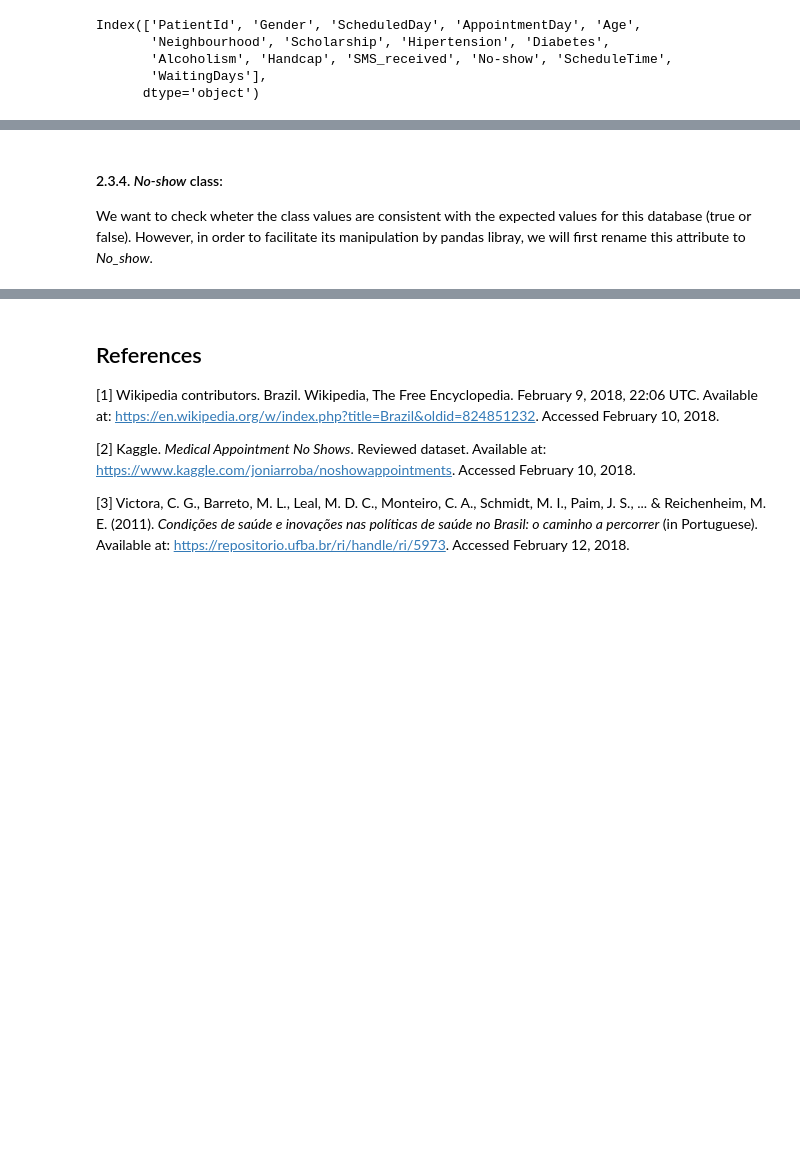
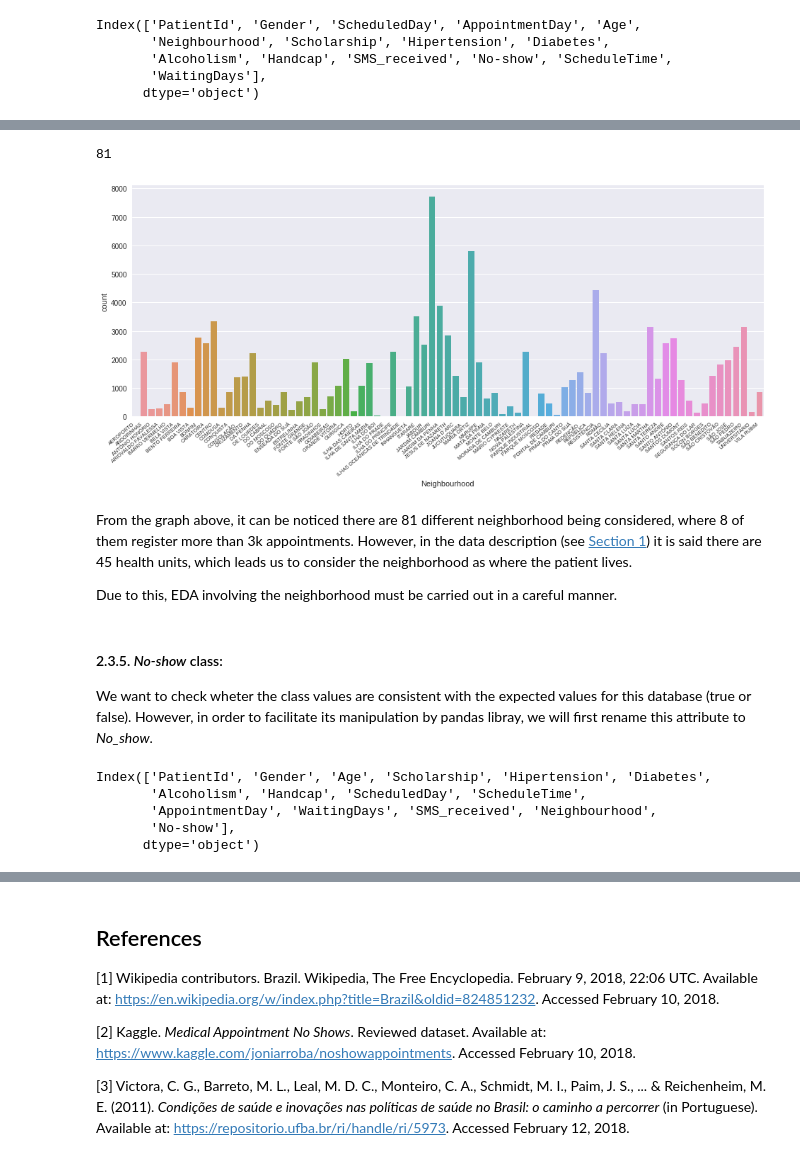
Before and after one commit to tbnsilveira/DAND-IntroDataAnalysis, a Jupyter notebook: tbnsilveira_Project01_InvestigateDataset.ipynb, the cells around one changed output, grey strips where cells are left out. Drawn from its saved outputs; the diff is of its cells as text; code cells hidden in the pictures; blank space fills up the shorter version.

```diff
--- a/tbnsilveira_Project01_InvestigateDataset.ipynb
+++ b/tbnsilveira_Project01_InvestigateDataset.ipynb
@@ -321,6 +348,6 @@ Index(['PatientId', 'Gender', 'ScheduledDay', 'AppointmentDay', 'Age',
        'WaitingDays'],
       dtype='object')
 # %%
-dataset.reindex(columns=['PatientId', 'Gender', 'Age', 'Scholarship', 'Hipertension', 'Diabetes',
+dataset = dataset.reindex(columns=['PatientId', 'Gender', 'Age', 'Scholarship', 'Hipertension', 'Diabetes',
        'Alcoholism', 'Handcap', 'ScheduledDay', 'ScheduleTime', 'AppointmentDay', 'WaitingDays', 'SMS_received',
        'Neighbourhood', 'No-show'])
@@ -348,0 +364,5 @@ dataset.reindex(columns=['PatientId', 'Gender', 'Age', 'Scholarship', 'Hipertens
+# %%
+## Checking the unique neighborhood names:
+neighborhood = dataset.Neighbourhood.unique()
+neighborhood.sort()  #Sorting the names in alphabetical order
+neighborhood  #Showing the results
@@ -349,4 +390,30 @@ dataset.reindex(columns=['PatientId', 'Gender', 'Age', 'Scholarship', 'Hipertens
+# %%
+## Counting neighborhood:
+len(neighborhood)
+# %% [output]
+81
+# %%
+## Plotting an histogram with the neighborhoods sorted alphabetically.
+plt.figure(figsize=(16,6))
+ax = sns.countplot(x='Neighbourhood', data=dataset, order=neighborhood)
+ax.set_xticklabels(ax.get_xticklabels(), rotation=40, ha="right", fontsize=7)
+plt.show()
+# %% [output]
+[figure, added]
+# %% [markdown]
+From the graph above, it can be noticed there are 81 different neighborhood being considered, where 8 of them register more than 3k appointments. However, in the data description (see <a href="#intro">Section 1</a></li>) it is said there are 45 health units, which leads us to consider the neighborhood as where the patient lives.
+
+Due to this, EDA involving the neighborhood must be carried out in a careful manner.
 # %% [markdown]
-####  2.3.4. *No-show* class:
+####  2.3.5. *No-show* class:
 We want to check wheter the class values are consistent with the expected values for this database (true or false). However, in order to facilitate its manipulation by pandas libray, we will first rename this attribute to *No_show*.
+# %%
+## Reading the current attribute labels:
+dataset.columns
+# %% [output]
+Index(['PatientId', 'Gender', 'Age', 'Scholarship', 'Hipertension', 'Diabetes',
+       'Alcoholism', 'Handcap', 'ScheduledDay', 'ScheduleTime',
+       'AppointmentDay', 'WaitingDays', 'SMS_received', 'Neighbourhood',
+       'No-show'],
+      dtype='object')
 # %%
```
Also changed, not shown: parts of 89 cells of this notebook, 1 other file.
